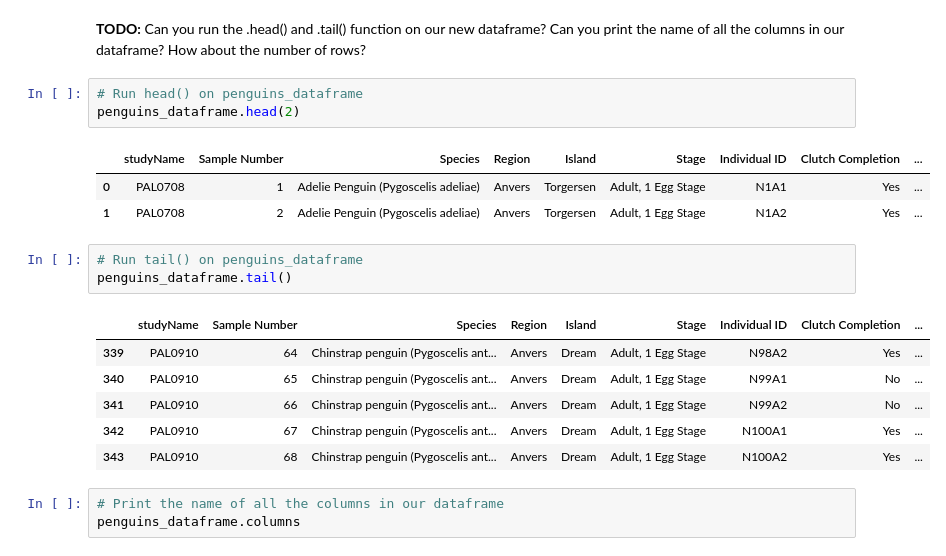
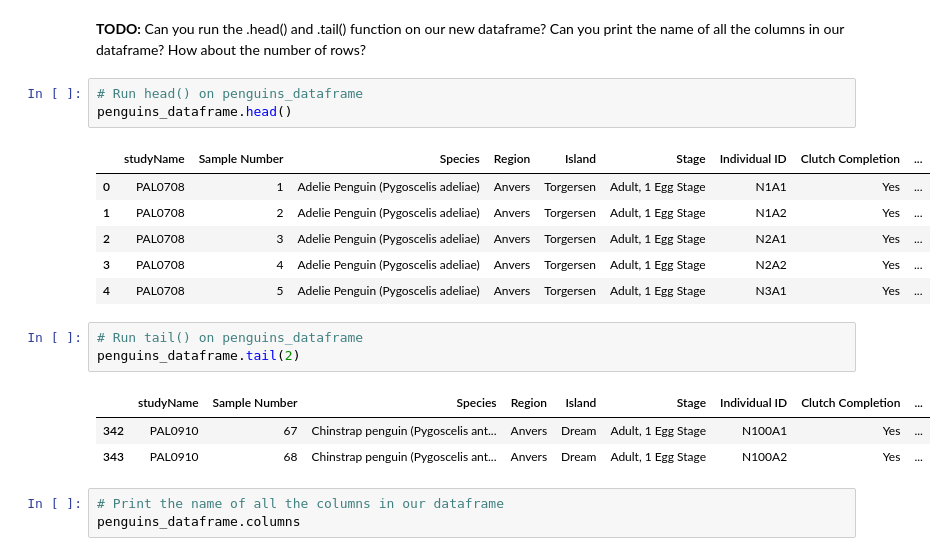
Before and after one commit to Shaif95/AICamp_DS, a Jupyter notebook: EDA_mini_project.ipynb, the cells around one changed output. Cells and saved outputs as stored; diff of their text form.

```diff
--- a/EDA_mini_project.ipynb
+++ b/EDA_mini_project.ipynb
@@ -23,19 +23,19 @@ penguins_dataframe = pd.read_csv("https://raw.githubusercontent.com/mcnakhaee/pa
 **TODO:** Can you run the .head\(\) and .tail\(\) function on our new dataframe? Can you print the name of all the columns in our dataframe? How about the number of rows?
 # %%
 # Run head() on penguins_dataframe
-penguins_dataframe.head(2)
+penguins_dataframe.head()
 # %% [output]
 |  | studyName | Sample Number | Species | Region | Island | Stage | Individual ID | Clutch Completion | ... |
 | 0 | PAL0708 | 1 | Adelie Penguin (Pygoscelis adeliae) | Anvers | Torgersen | Adult, 1 Egg Stage | N1A1 | Yes | ... |
 | 1 | PAL0708 | 2 | Adelie Penguin (Pygoscelis adeliae) | Anvers | Torgersen | Adult, 1 Egg Stage | N1A2 | Yes | ... |
+| 2 | PAL0708 | 3 | Adelie Penguin (Pygoscelis adeliae) | Anvers | Torgersen | Adult, 1 Egg Stage | N2A1 | Yes | ... |
+| 3 | PAL0708 | 4 | Adelie Penguin (Pygoscelis adeliae) | Anvers | Torgersen | Adult, 1 Egg Stage | N2A2 | Yes | ... |
+| 4 | PAL0708 | 5 | Adelie Penguin (Pygoscelis adeliae) | Anvers | Torgersen | Adult, 1 Egg Stage | N3A1 | Yes | ... |
 # %%
 # Run tail() on penguins_dataframe
-penguins_dataframe.tail()
+penguins_dataframe.tail(2)
 # %% [output]
 |  | studyName | Sample Number | Species | Region | Island | Stage | Individual ID | Clutch Completion | ... |
-| 339 | PAL0910 | 64 | Chinstrap penguin (Pygoscelis ant... | Anvers | Dream | Adult, 1 Egg Stage | N98A2 | Yes | ... |
-| 340 | PAL0910 | 65 | Chinstrap penguin (Pygoscelis ant... | Anvers | Dream | Adult, 1 Egg Stage | N99A1 | No | ... |
-| 341 | PAL0910 | 66 | Chinstrap penguin (Pygoscelis ant... | Anvers | Dream | Adult, 1 Egg Stage | N99A2 | No | ... |
 | 342 | PAL0910 | 67 | Chinstrap penguin (Pygoscelis ant... | Anvers | Dream | Adult, 1 Egg Stage | N100A1 | Yes | ... |
 | 343 | PAL0910 | 68 | Chinstrap penguin (Pygoscelis ant... | Anvers | Dream | Adult, 1 Egg Stage | N100A2 | Yes | ... |
 # %%
```
Also changed, not shown: parts of 32 cells of this notebook.
